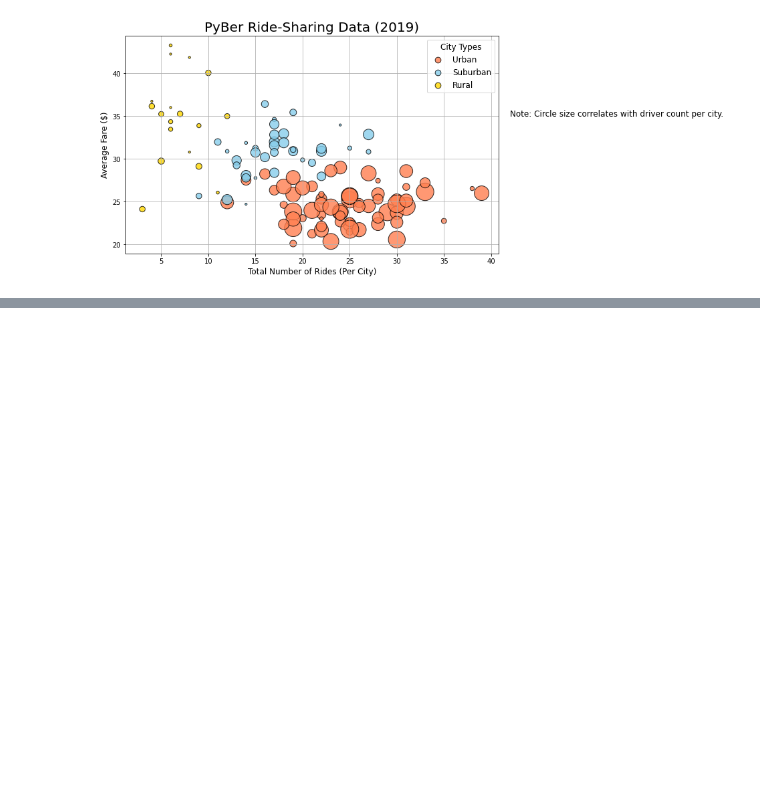
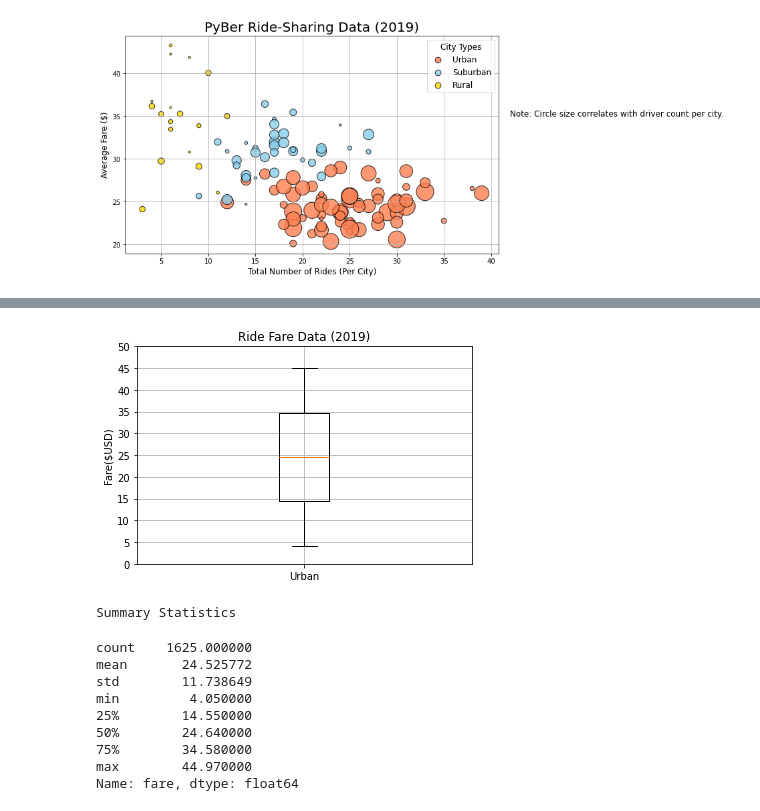
Before and after one commit to JRayHunt/PyBer_Analysis, a Jupyter notebook: PyBer.ipynb, the cells around one changed output, grey strips where cells are left out. Drawn from its saved outputs; the diff is of its cells as text; code cells hidden in the pictures; blank space fills up the shorter version.

```diff
--- a/PyBer.ipynb
+++ b/PyBer.ipynb
@@ -353,0 +493,17 @@ plt.show()
+# %%
+# Next, use Numpy and SciPy to get the summary statistics for the average fare for each city type,
+# we'll need to get the data from the "fare" column in each city type DataFrame.
+# Add the following code to a new cell to create a Series with all the fares from the
+#  "fare" column for the urban_cities_df DataFrame:
+
+urban_fares = urban_cities_df["fare"]
+# urban_fares.head()
+# Calculate the measures of central tendency for the average fare for the urban cities.
+mean_urban_fares = np.mean(urban_fares)
+print(f"The mean fare price for urban trips is ${mean_urban_fares:.2f}.")
+
+median_urban_fares = np.median(urban_fares)
+print(f"The median fare price for urban trips is ${median_urban_fares:.2f}.")
+
+mode_urban_fares = sts.mode(urban_fares)
+print(f"The mode fare price for urban trips is {mode_urban_fares}.")
@@ -353,0 +650,27 @@ plt.show()
+# %%
+# Box and whisker plots for ride fare data
+# For the fare data, we will use the urban_fares Series we created earlier
+# Create a box-and-whisker plot for the urban fare data.
+x_labels = ["Urban"]
+fig, ax = plt.subplots()
+ax.boxplot(urban_fares, labels=x_labels)
+# Add the title, y-axis label and grid.
+ax.set_title('Ride Fare Data (2019)')
+ax.set_ylabel('Fare($USD)')
+ax.set_yticks(np.arange(0, 51, step=5.0))
+ax.grid()
+plt.show()
+print("Summary Statistics")
+urban_fares.describe()
+# %% [output]
+[figure, added]
+Summary Statistics
+count    1625.000000
+mean       24.525772
+std        11.738649
+min         4.050000
+25%        14.550000
+50%        24.640000
+75%        34.580000
+max        44.970000
+Name: fare, dtype: float64
```
Also changed, not shown: parts of 30 cells of this notebook, 3 other files.
